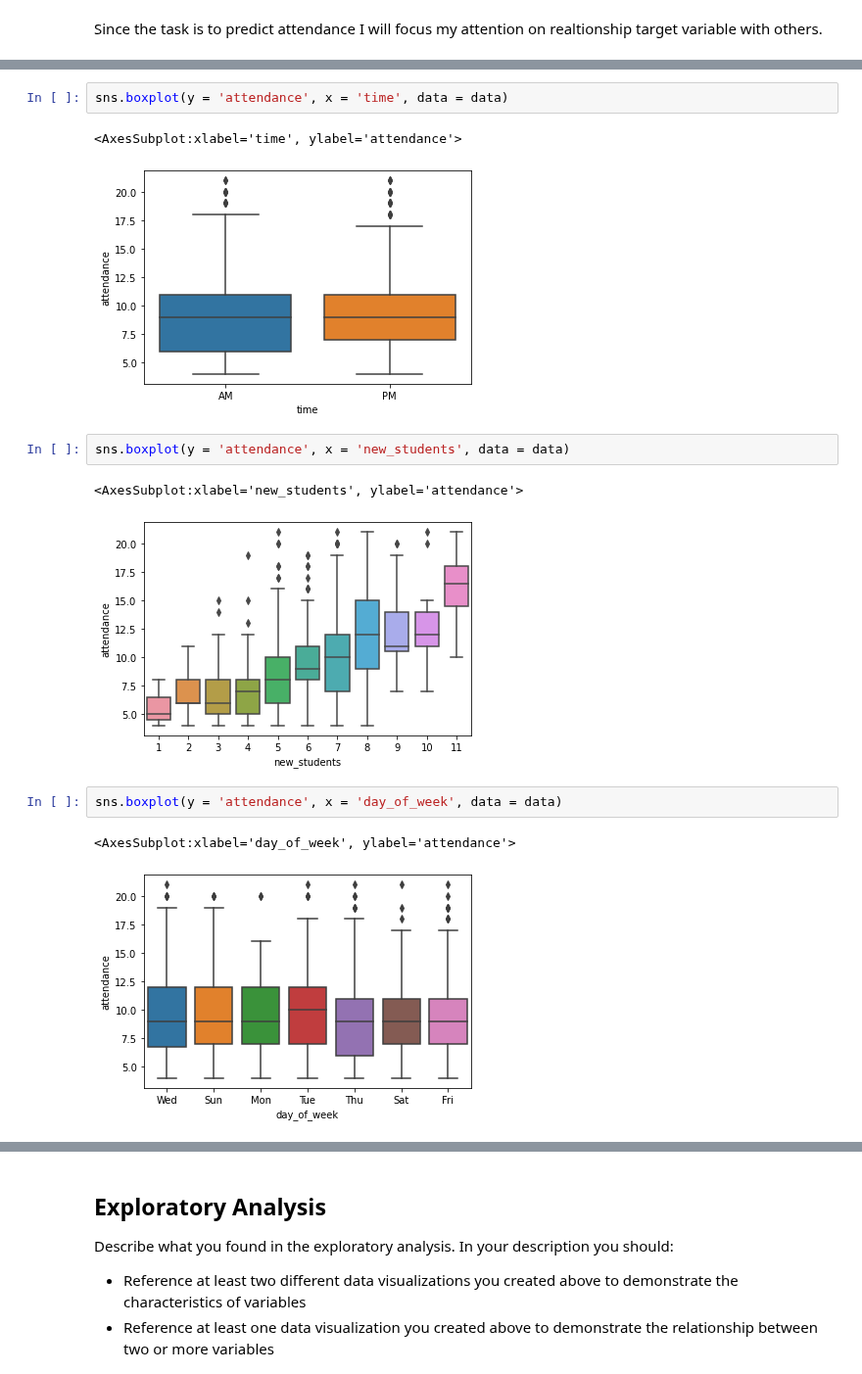
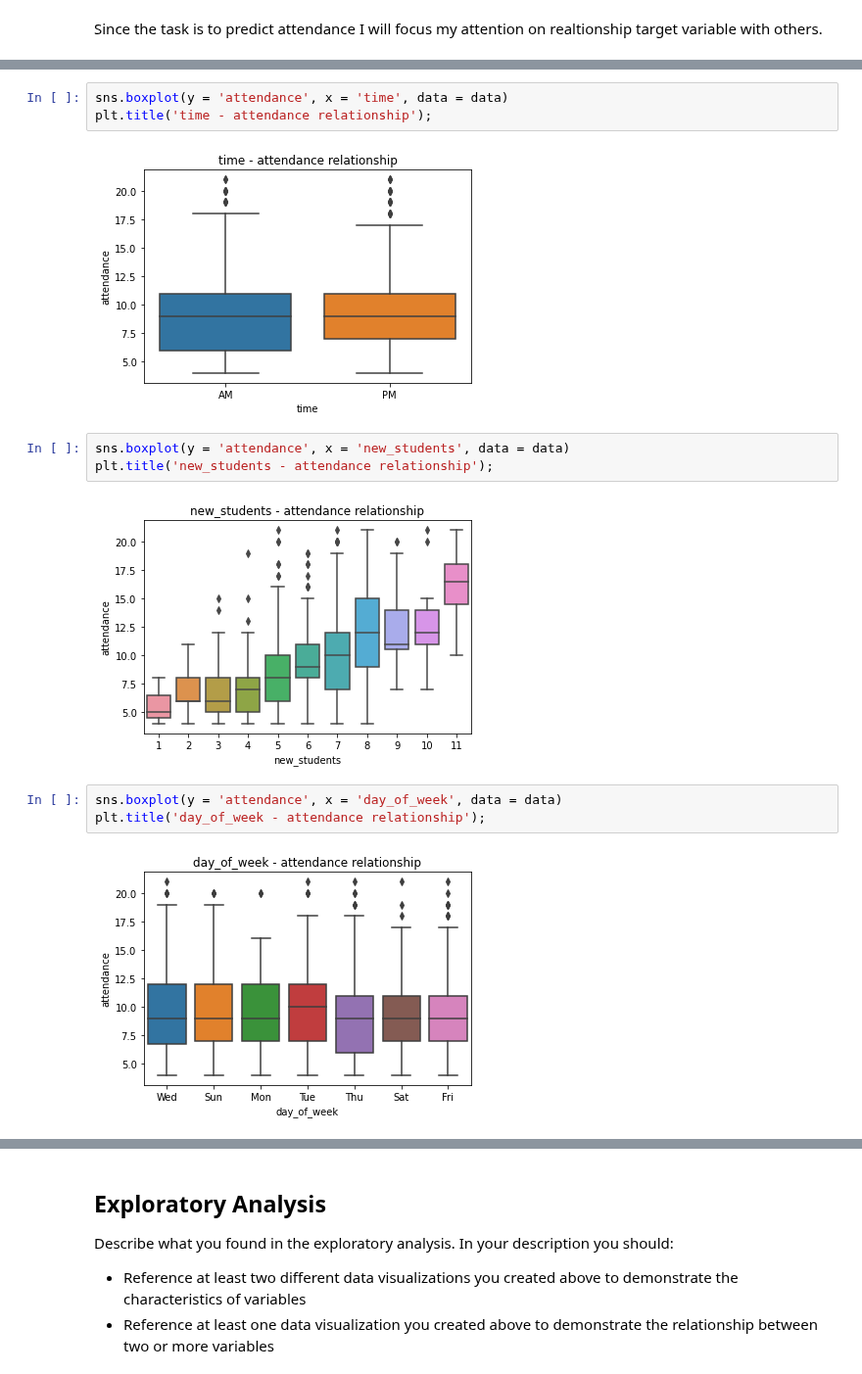
Before and after one commit to CarJung/Uni, a Jupyter notebook: data_camp_certificate/notebook.ipynb, the cells around one changed output, grey strips where cells are left out. Shown at 98% size. Drawn from its saved outputs; the diff is of its cells as text.

```diff
--- a/data_camp_certificate/notebook.ipynb
+++ b/data_camp_certificate/notebook.ipynb
@@ -252,15 +287,15 @@ sns.boxplot(y = 'attendance', x = 'days_before', data = data)
 # %%
 sns.boxplot(y = 'attendance', x = 'time', data = data)
+plt.title('time - attendance relationship');
 # %% [output]
-<AxesSubplot:xlabel='time', ylabel='attendance'>
-[figure, old version]
+[figure, new version]
 # %%
 sns.boxplot(y = 'attendance', x = 'new_students', data = data)
+plt.title('new_students - attendance relationship');
 # %% [output]
-<AxesSubplot:xlabel='new_students', ylabel='attendance'>
-[figure, old version]
+[figure, new version]
 # %%
 sns.boxplot(y = 'attendance', x = 'day_of_week', data = data)
+plt.title('day_of_week - attendance relationship');
 # %% [output]
-<AxesSubplot:xlabel='day_of_week', ylabel='attendance'>
-[figure, old version]
+[figure, new version]
```
Also changed, not shown: parts of 12 cells of this notebook.
